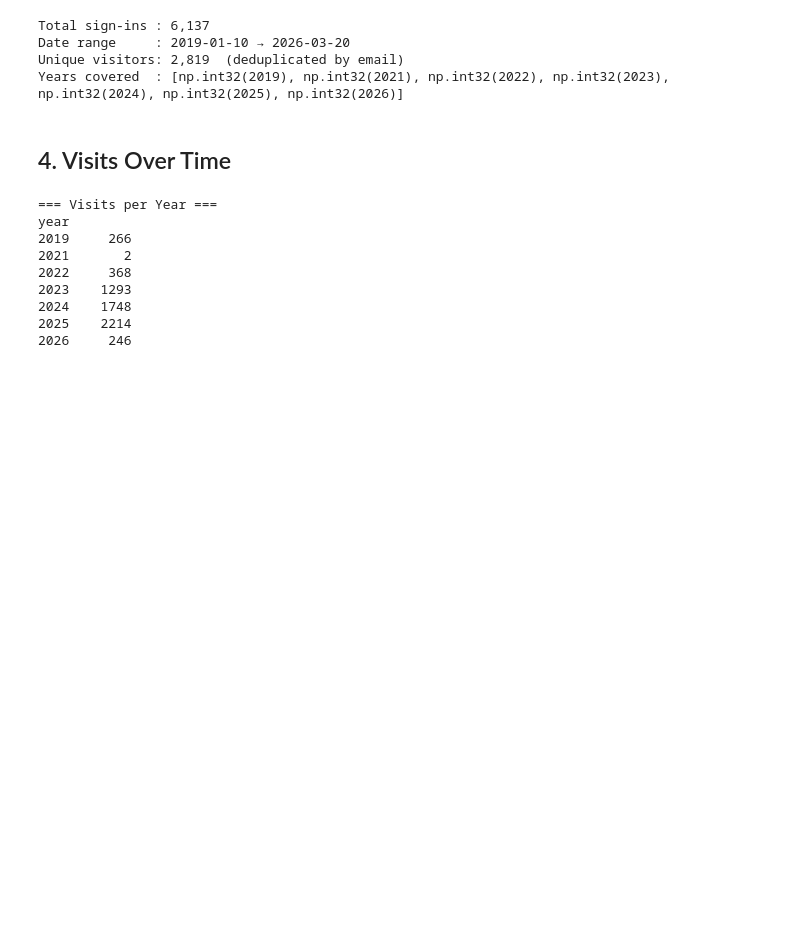
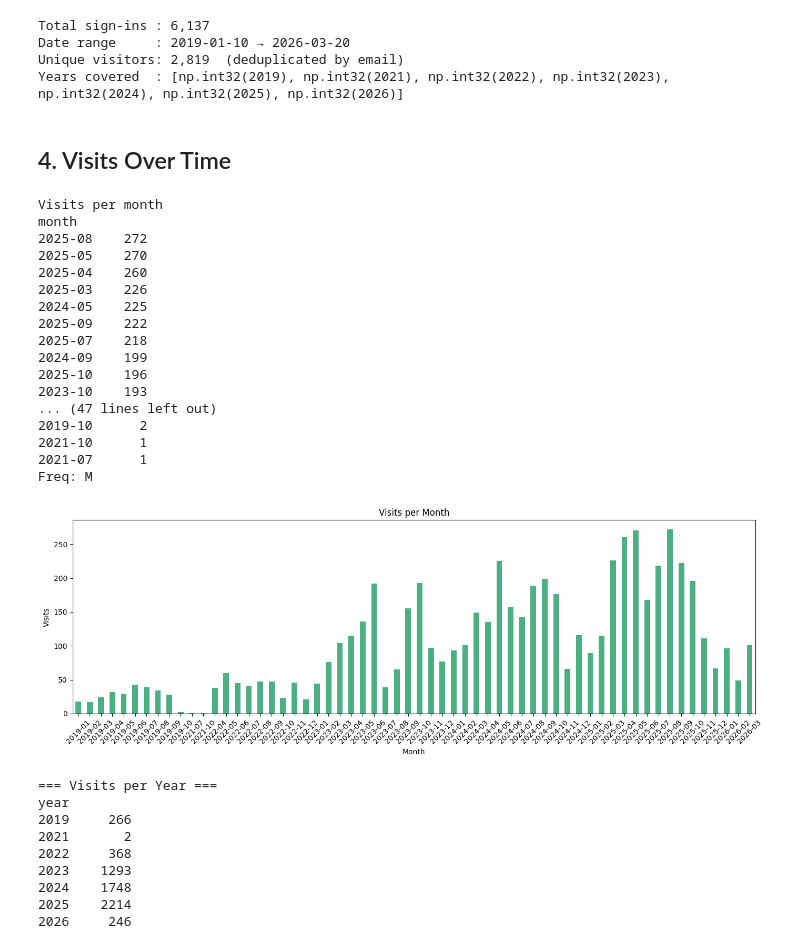
Before and after one commit to Hgoldberg15/vibecoding, a Jupyter notebook: sbk-visitor-analysis.ipynb, the cells around one changed output. Cells and saved outputs as stored; diff of their text form; code cells hidden in the pictures; blank space fills up the shorter version.

Commit message:
Added some simpler code to look at visitors per month using the techniques I learned in my python class.

```diff
--- a/sbk-visitor-analysis.ipynb
+++ b/sbk-visitor-analysis.ipynb
@@ -138,6 +138,42 @@ Unique visitors: 2,819  (deduplicated by email)
 Years covered  : [np.int32(2019), np.int32(2021), np.int32(2022), np.int32(2023), np.int32(2024), np.int32(2025), np.int32(2026)]
 # %% [markdown]
 ## 4. Visits Over Time
+# %%
+monthly = df["month"].value_counts()
+print("Visits per month")
+print(monthly.to_string())
+
+monthly.sort_index().plot(
+    kind="bar",        # "bar" for vertical bars, "line" for a line chart
+    figsize=(14, 5),   # width x height in inches
+    title="Visits per Month",
+    color="#4CAF82",
+    ylabel="Visits",
+    xlabel="Month"
+)
+
+plt.xticks(rotation=45)  # tilt the month labels so they don't overlap
+plt.tight_layout()        # prevents labels from getting cut off
+plt.show()
+# %% [output]
+Visits per month
+month
+2025-08    272
+2025-05    270
+2025-04    260
+2025-03    226
+2024-05    225
+2025-09    222
+2025-07    218
+2024-09    199
+2025-10    196
+2023-10    193
+... (47 lines left out)
+2019-10      2
+2021-10      1
+2021-07      1
+Freq: M
+[figure, added]
 # %%
 # Visits per year
 # .value_counts() counts occurrences of each year, .sort_index() puts them in order
```
